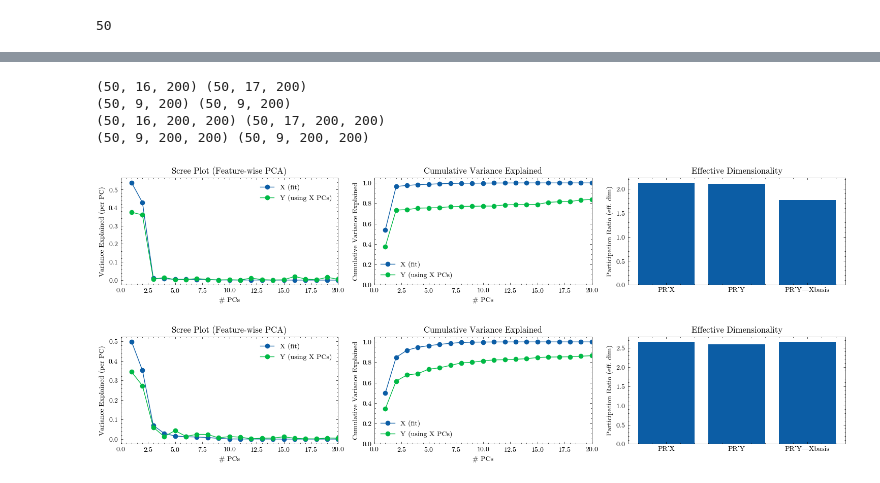
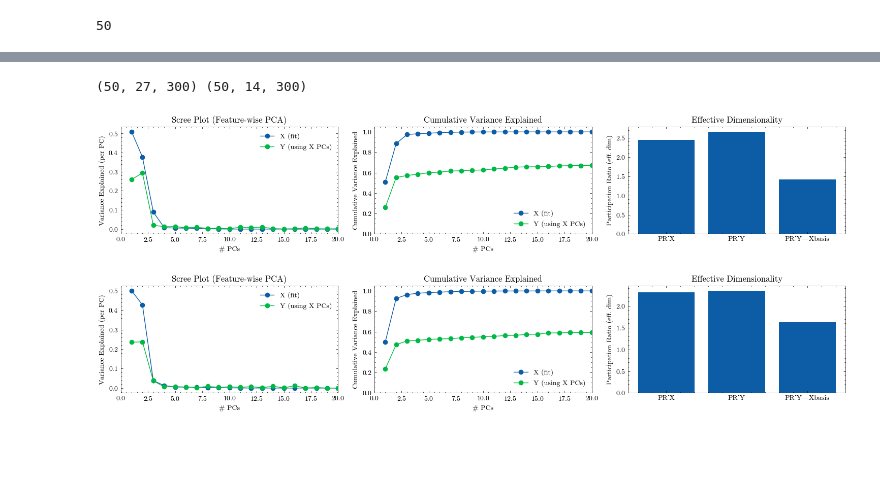
Before and after one commit to AllenInstitute/MultiTaskMPN, a Jupyter notebook: pretraining_analysis.ipynb, the cells around one changed output, grey strips where cells are left out. Saved outputs shown, nothing was run; the diff lists cells and outputs as text; code cells hidden in the pictures; blank space fills up the shorter version.

```diff
--- a/pretraining_analysis.ipynb
+++ b/pretraining_analysis.ipynb
@@ -22,12 +22,13 @@ import clustering
 c_vals = ['#e53e3e', '#3182ce', '#38a169', '#805ad5','#dd6b20', '#319795', '#718096', '#d53f8c', '#d69e2e',] * 10
 # %%
 basepath = "./pretraining"
-stage1_name1 = "fdgo" # compare the stimulus period
+stage1_name1 = "fdanti" # compare the stimulus period
 stage1_name2 = "delaygo" # compare the response period
 final_name = "delayanti"
 
-seed = 760
-N = 200
+seed = 688
+chosen_network = "vanilla"
+N = 300
 withL2 = "+L2"
 batch_size = 128
 
@@ -177,30 +178,31 @@ mask1 = (test_task == 1)
 test_task_0_stim     = period_slice(stage1_op,   stage1_rules_epochs, stage1_name1, "stim1", mask=mask0)
 test_task_final_stim = period_slice(stage2_op,   stage2_rules_epochs, final_name,   "stim1")
 
-# modulation counterparts (stim)
-test_task_0_stim_m     = period_slice(stage1_m_op, stage1_rules_epochs, stage1_name1, "stim1", mask=mask0)
-test_task_final_stim_m = period_slice(stage2_m_op, stage2_rules_epochs, final_name,   "stim1")
+if chosen_network == "dmpn":
+    # modulation counterparts (stim)
+    test_task_0_stim_m     = period_slice(stage1_m_op, stage1_rules_epochs, stage1_name1, "stim1", mask=mask0)
+    test_task_final_stim_m = period_slice(stage2_m_op, stage2_rules_epochs, final_name,   "stim1")
 
 # ---- go period ----
 test_task_1_go     = period_slice(stage1_op,   stage1_rules_epochs, stage1_name2, "go1", shift=period_shift, mask=mask1)
 test_task_final_go = period_slice(stage2_op,   stage2_rules_epochs, final_name,   "go1", shift=period_shift)
 
-# modulation counterparts (go)
-test_task_1_go_m     = period_slice(stage1_m_op, stage1_rules_epochs, stage1_name2, "go1", shift=period_shift, mask=mask1)
-test_task_final_go_m = period_slice(stage2_m_op, stage2_rules_epochs, final_name,   "go1", shift=period_shift)
+if chosen_network == "dmpn":
+    # modulation counterparts (go)
+    test_task_1_go_m     = period_slice(stage1_m_op, stage1_rules_epochs, stage1_name2, "go1", shift=period_shift, mask=mask1)
+    test_task_final_go_m = period_slice(stage2_m_op, stage2_rules_epochs, final_name,   "go1", shift=period_shift)
 
 assert test_task_0_stim.shape[-1] == test_task_final_stim.shape[-1] == N
 assert test_task_1_go.shape[-1] == test_task_final_go.shape[-1] == N
 
 print(test_task_0_stim.shape, test_task_final_stim.shape)
-print(test_task_1_go.shape, test_task_final_go.shape)
-print(test_task_0_stim_m.shape, test_task_final_stim_m.shape)
-print(test_task_1_go_m.shape, test_task_final_go_m.shape)
+
+if chosen_network == "dmpn":
+    print(test_task_1_go.shape, test_task_final_go.shape)
+    print(test_task_0_stim_m.shape, test_task_final_stim_m.shape)
+    print(test_task_1_go_m.shape, test_task_final_go_m.shape)
 # %% [output]
-(50, 16, 200) (50, 17, 200)
-(50, 9, 200) (50, 9, 200)
-(50, 16, 200, 200) (50, 17, 200, 200)
-(50, 9, 200, 200) (50, 9, 200, 200)
+(50, 27, 300) (50, 14, 300)
 # %%
 def _participation_ratio(cov_mat):
     """
@@ -352,13 +354,15 @@ def pca_cross_variance_featurewise(
 # %%
 _, cev_X_h_stim, _, cev_Yx_h_stim, pca, PR_h_stim = pca_cross_variance_featurewise(test_task_final_stim, test_task_0_stim,
                                                                                    n_components=N, plot=True, center_on="X",
-                                                                                   X_up=20, name=f"{checkname}_stimulus", datatype="hidden")
+                                                                                   X_up=20, name=f"{checkname}_{chosen_network}_stimulus",
+                                                                                   datatype="hidden")
 # %% [output]
-[figure, old version]
+[figure, new version]
 # %%
 _, cev_X_h_resp, _, cev_Yx_h_resp, pca, PR_h_resp = pca_cross_variance_featurewise(test_task_final_go, test_task_1_go,
                                                                                    n_components=N, plot=True, center_on="X",
-                                                                                   X_up=20, name=f"{checkname}_response", datatype="hidden")
+                                                                                   X_up=20, name=f"{checkname}_{chosen_network}_response",
+                                                                                   datatype="hidden")
 # %% [output]
-[figure, old version]
+[figure, new version]
 # %%
```
Also changed, not shown: parts of 13 cells of this notebook, 2 other files.
